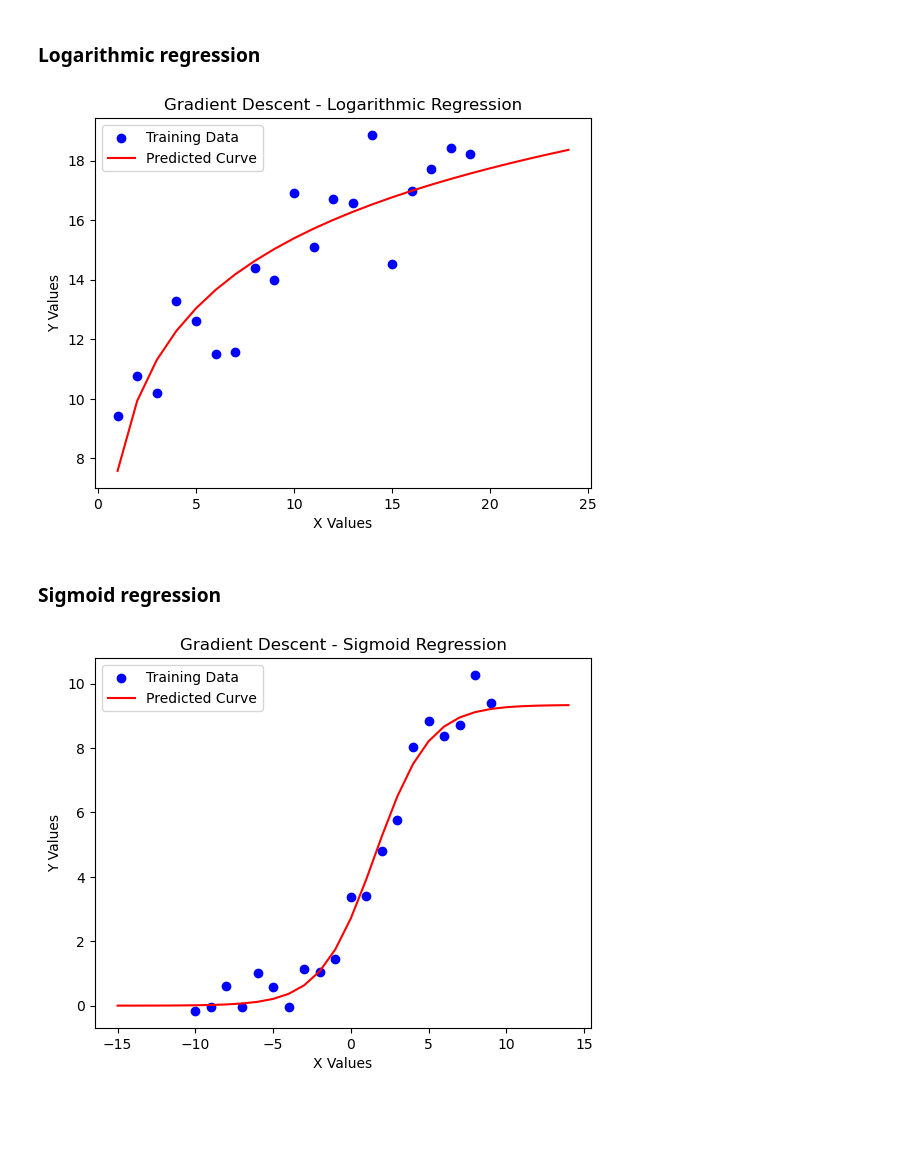
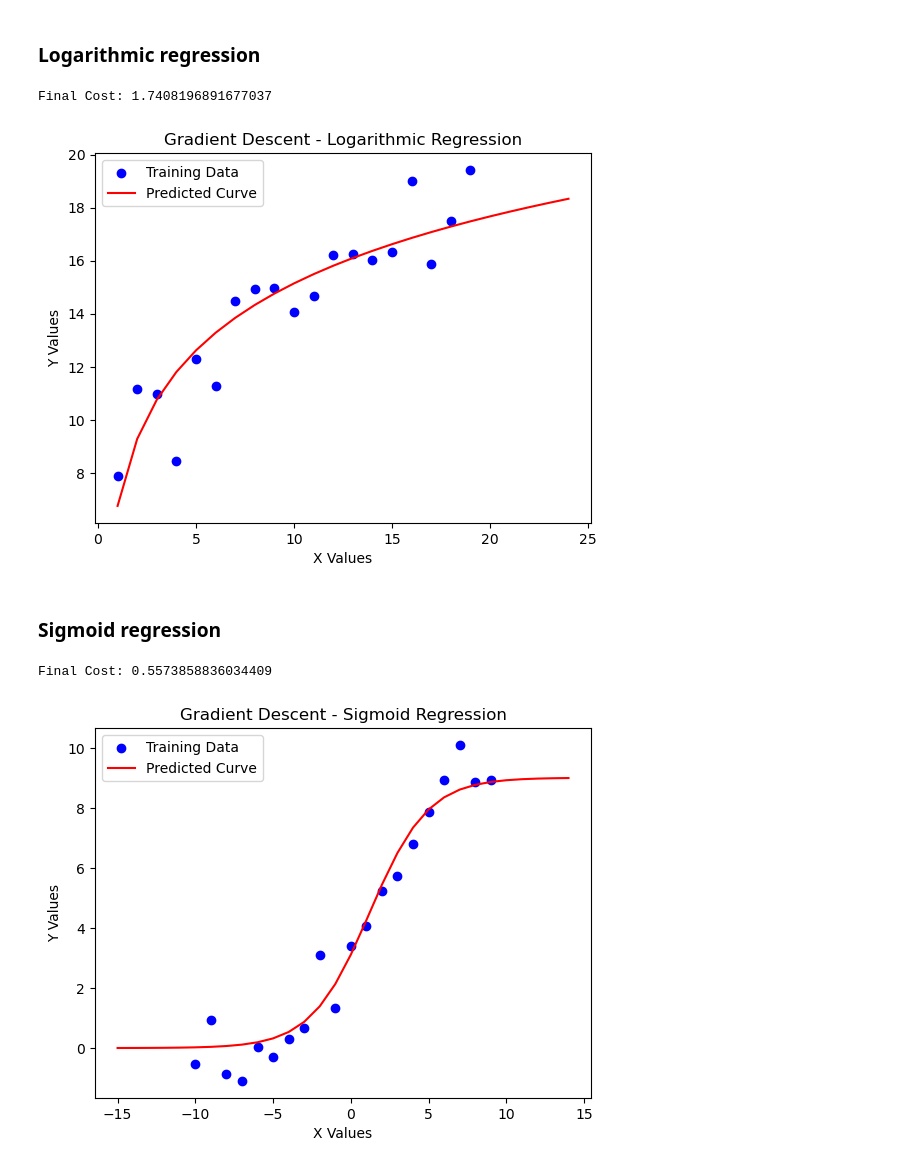
Before and after one commit to smoothyy3/Gradient-descent-from-scratch, a Jupyter notebook: test_GD.ipynb, the cells around one changed output. Cells and saved outputs as stored; diff of their text form; code cells hidden in the pictures; blank space fills up the shorter version.

```diff
--- a/test_GD.ipynb
+++ b/test_GD.ipynb
@@ -202,27 +202,31 @@ plt.show()
 # %%
 X_train = [i for i in range(1, 20)]
 y_train = [3 * np.log(1.5 * x) + 7 + (np.random.randn() * 1.5) for x in X_train]
 
 def cost_function(params):
     a, b, c = params
     y_pred = [a * np.log(b * x) + c for x in X_train]
     return MSE(y_train, y_pred)
 
 gd = Gradient_descent(learn_rate=0.001, max_iter=10000, tolerance=1e-6)
 optimized_params = gd.fit(cost_function, params=[1.0, 1.0, 1.0])
 
 X_test = list(range(1, 25))
 y_pred = [optimized_params[0] * np.log(optimized_params[1] * x) + optimized_params[2] for x in X_test]
 
+final_cost = cost_function(optimized_params)
+print("Final Cost:", final_cost)
+
 plt.scatter(X_train, y_train, color='blue', label="Training Data")
 plt.plot(X_test, y_pred, color='red', label="Predicted Curve")
 plt.legend()
 plt.xlabel("X Values")
 plt.ylabel("Y Values")
 plt.title("Gradient Descent - Logarithmic Regression")
 plt.show()
 # %% [output]
+Final Cost: 1.7408196891677037
-[figure, old version]
+[figure, new version]
 # %% [markdown]
 ### **Sigmoid regression**
 # %%
@@ -240,6 +244,9 @@ optimized_params = gd.fit(cost_function, params=[1.0, 0.1, 1.0])
 X_test = list(range(-15, 15))
 y_pred = [optimized_params[0] / (1 + np.exp(-optimized_params[1] * (x - optimized_params[2]))) for x in X_test]
 
+final_cost = cost_function(optimized_params)
+print("Final Cost:", final_cost)
+
 plt.scatter(X_train, y_train, color='blue', label="Training Data")
 plt.plot(X_test, y_pred, color='red', label="Predicted Curve")
 plt.legend()
@@ -248,4 +255,5 @@ plt.ylabel("Y Values")
 plt.title("Gradient Descent - Sigmoid Regression")
 plt.show()
 # %% [output]
+Final Cost: 0.5573858836034409
-[figure, old version]
+[figure, new version]
```
